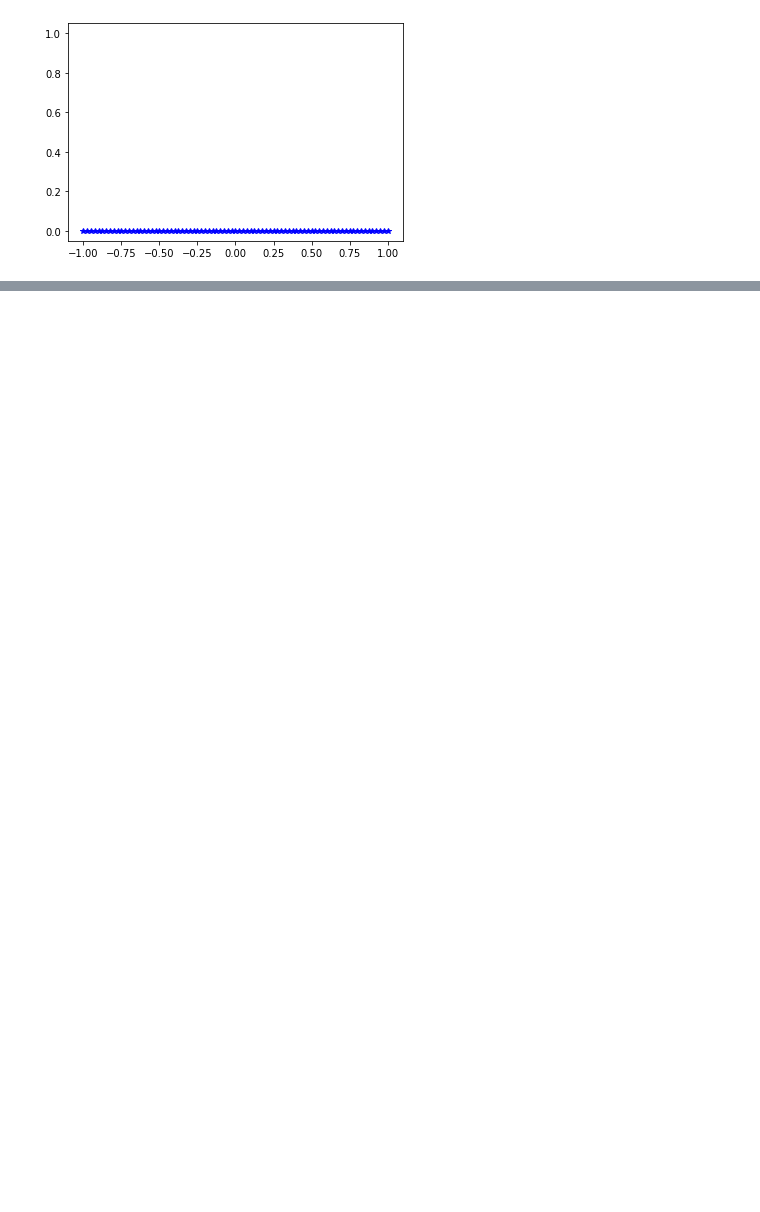
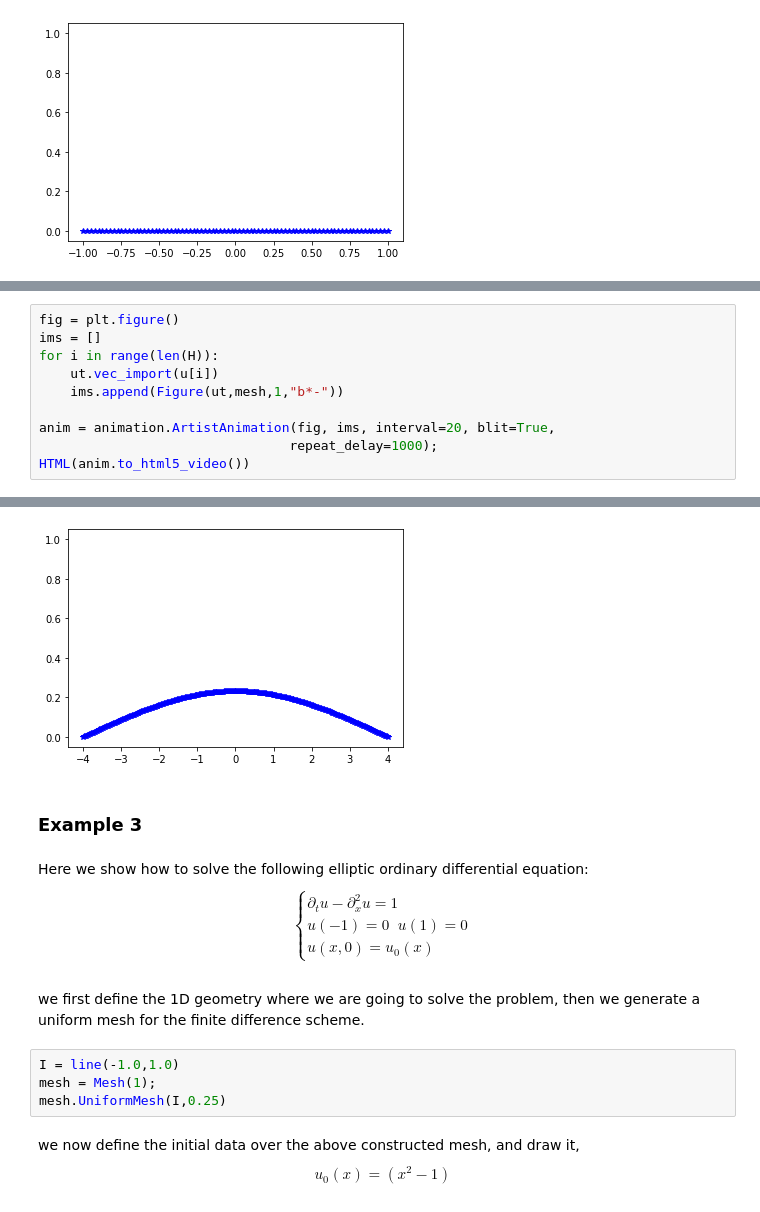
Before and after one commit to UZerbinati/Suite, a Jupyter notebook: Docs/PDE/FiniteDifferenceParabolic.ipynb, the cells around one changed output, grey strips where cells are left out. Drawn from its saved outputs; the diff is of its cells as text; blank space fills up the shorter version.

```diff
--- a/Docs/PDE/FiniteDifferenceParabolic.ipynb
+++ b/Docs/PDE/FiniteDifferenceParabolic.ipynb
@@ -86,0 +152,11 @@ HTML(anim.to_html5_video())
+# %%
+fig = plt.figure()
+ims = []
+for i in range(len(H)):
+    ut.vec_import(u[i])
+    ims.append(Figure(ut,mesh,1,"b*-"))
+
+anim = animation.ArtistAnimation(fig, ims, interval=20, blit=True,
+                                repeat_delay=1000);
+HTML(anim.to_html5_video())
+# %% [output]
@@ -86,0 +164,16 @@ HTML(anim.to_html5_video())
+[figure, added]
+# %% [markdown]
+### Example 3
+# %% [markdown]
+Here we show how to solve the following elliptic ordinary differential equation:
+$$\begin{cases}\partial_t u - \partial^2_x u = 1\\u(-1)=0\;\;u(1)=0\\
+u(x,0) = u_0(x)\end{cases}$$
+# %% [markdown]
+we first define the 1D geometry where we are going to solve the problem, then we generate a uniform mesh for the finite difference scheme.
+# %%
+I = line(-1.0,1.0)
+mesh = Mesh(1);
+mesh.UniformMesh(I,0.25)
+# %% [markdown]
+we now define the initial data over the above constructed mesh, and draw it,
+$$u_0(x) = (x^2-1)$$
```
Also changed, not shown: parts of 28 cells of this notebook, 35 other files.
